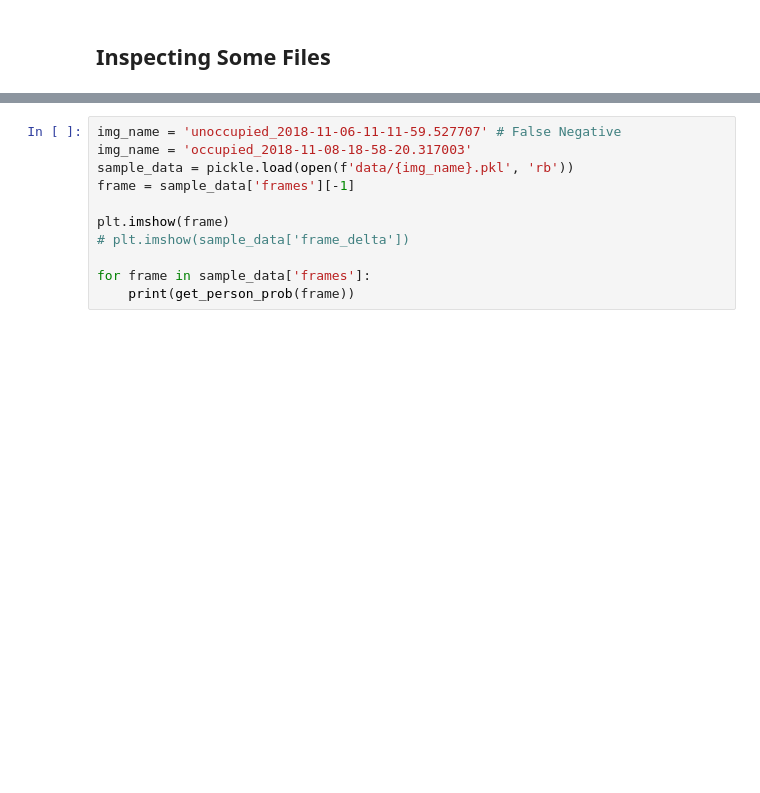
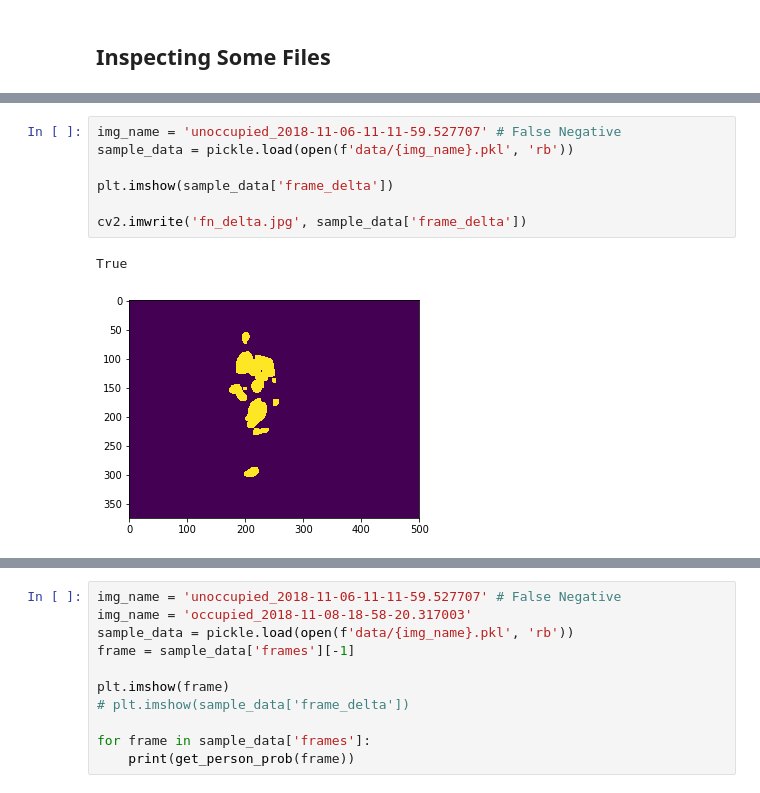
Before and after one commit to ian-whitestone/rpi-security-system, a Jupyter notebook: analysis/analysis.ipynb, the cells around one changed output, grey strips where cells are left out. Saved outputs shown, nothing was run; the diff lists cells and outputs as text; blank space fills up the shorter version.

```diff
--- a/analysis/analysis.ipynb
+++ b/analysis/analysis.ipynb
@@ -290,0 +240,10 @@ Wall time: 598 ms
+# %%
+img_name = 'unoccupied_2018-11-06-11-11-59.527707' # False Negative
+sample_data = pickle.load(open(f'data/{img_name}.pkl', 'rb'))
+
+plt.imshow(sample_data['frame_delta'])
+
+cv2.imwrite('fn_delta.jpg', sample_data['frame_delta'])
+# %% [output]
+True
+[figure, added]
```
Also changed, not shown: parts of 12 cells of this notebook, 1 other file.
